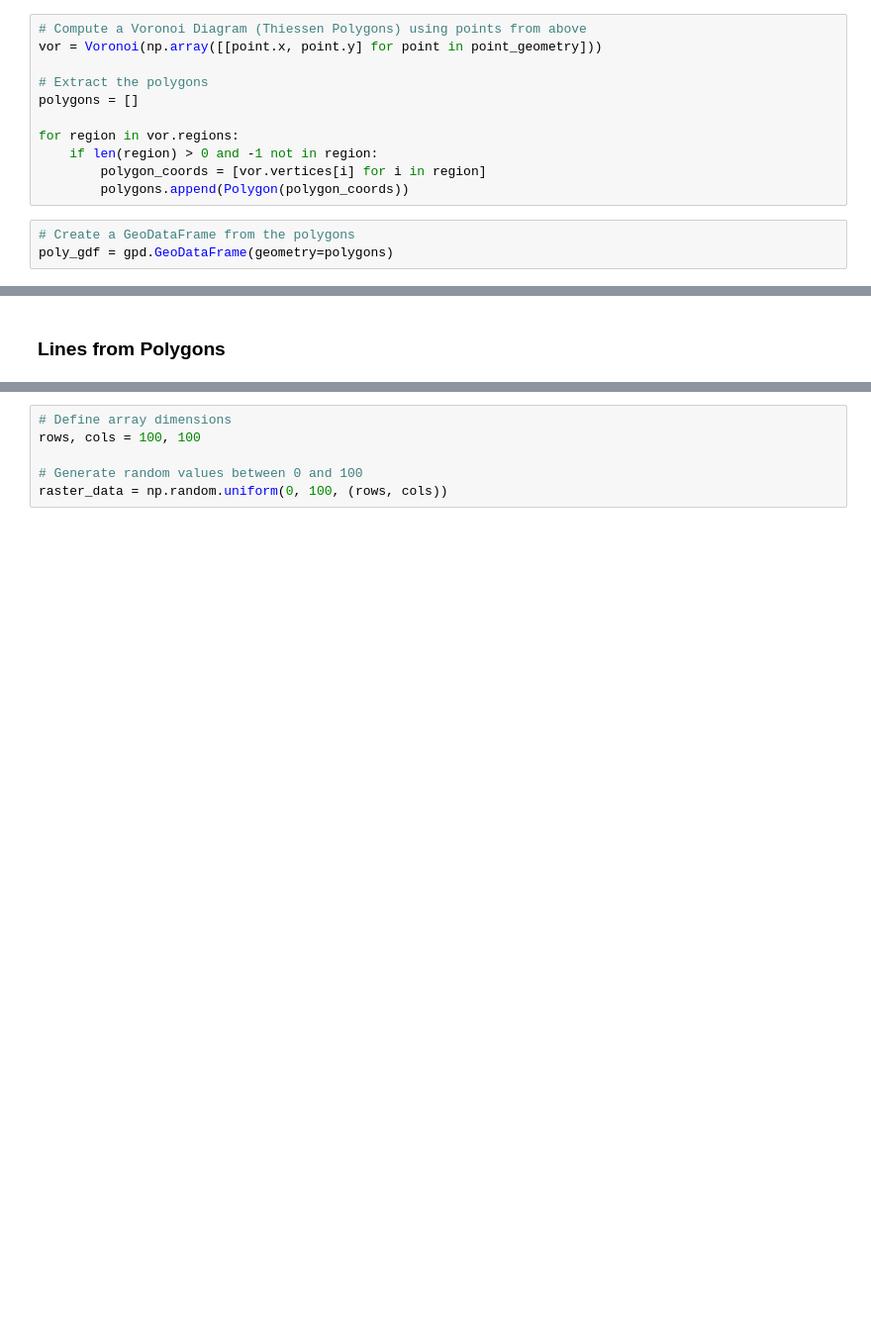
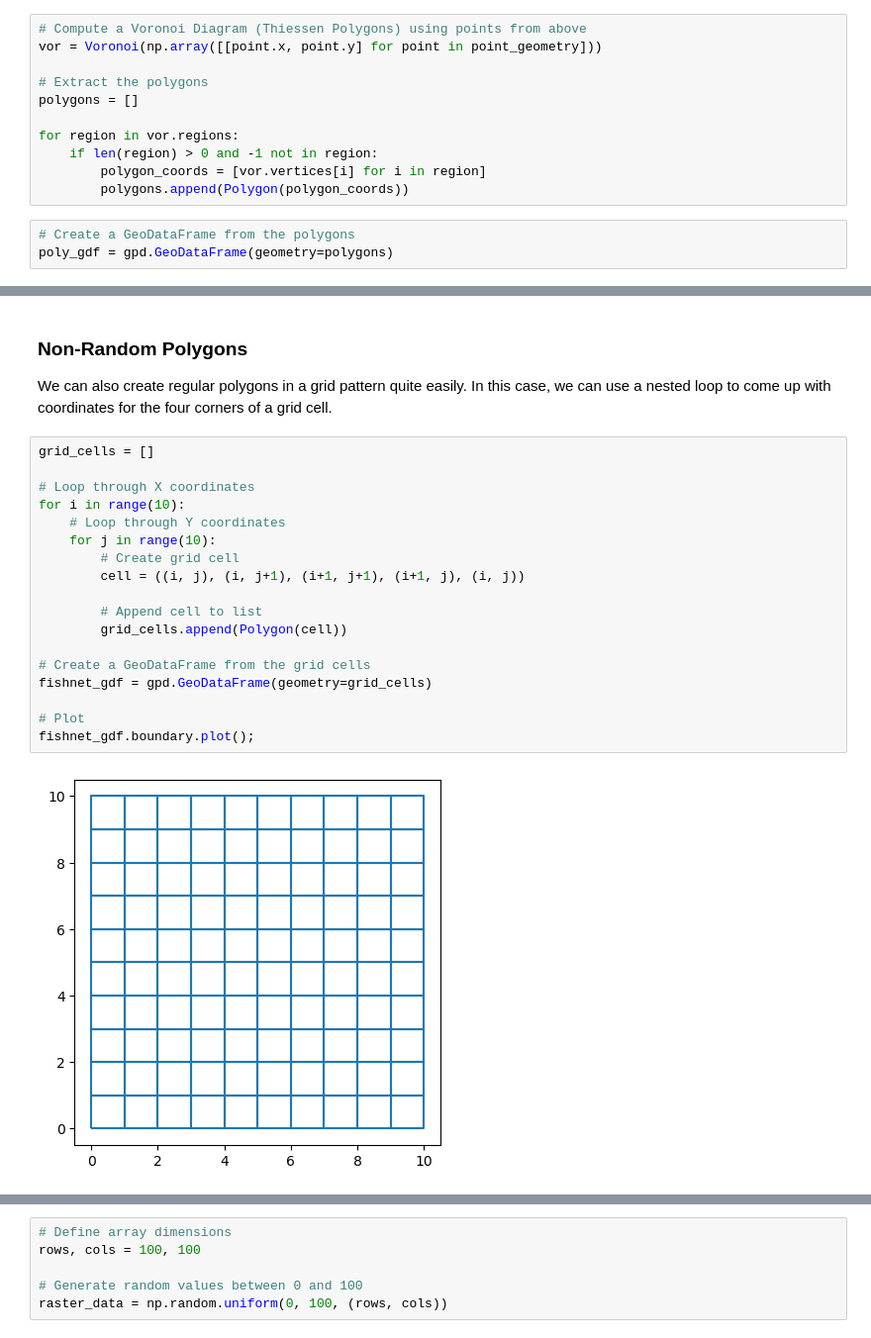
Before and after one commit to runck014/toy_problems, a Jupyter notebook: mock_data_generation/multivariate_distributions.ipynb, the cells around one changed output, grey strips where cells are left out. Shown at 99% size. Drawn from its saved outputs; the diff is of its cells as text; blank space fills up the shorter version.

```diff
--- a/mock_data_generation/multivariate_distributions.ipynb
+++ b/mock_data_generation/multivariate_distributions.ipynb
@@ -89,2 +97,23 @@ poly_gdf.plot();
-# %% [markdown]
-### Lines from Polygons
+# %% [markdown]
+### Non-Random Polygons
+We can also create regular polygons in a grid pattern quite easily. In this case, we can use a nested loop to come up with coordinates for the four corners of a grid cell.
+# %%
+grid_cells = []
+
+# Loop through X coordinates
+for i in range(10):
+    # Loop through Y coordinates
+    for j in range(10):
+        # Create grid cell
+        cell = ((i, j), (i, j+1), (i+1, j+1), (i+1, j), (i, j))
+
+        # Append cell to list
+        grid_cells.append(Polygon(cell))
+
+# Create a GeoDataFrame from the grid cells
+fishnet_gdf = gpd.GeoDataFrame(geometry=grid_cells)
+
+# Plot
+fishnet_gdf.boundary.plot();
+# %% [output]
+[figure, added]
```
Also changed, not shown: parts of 24 cells of this notebook, 3 other files.
